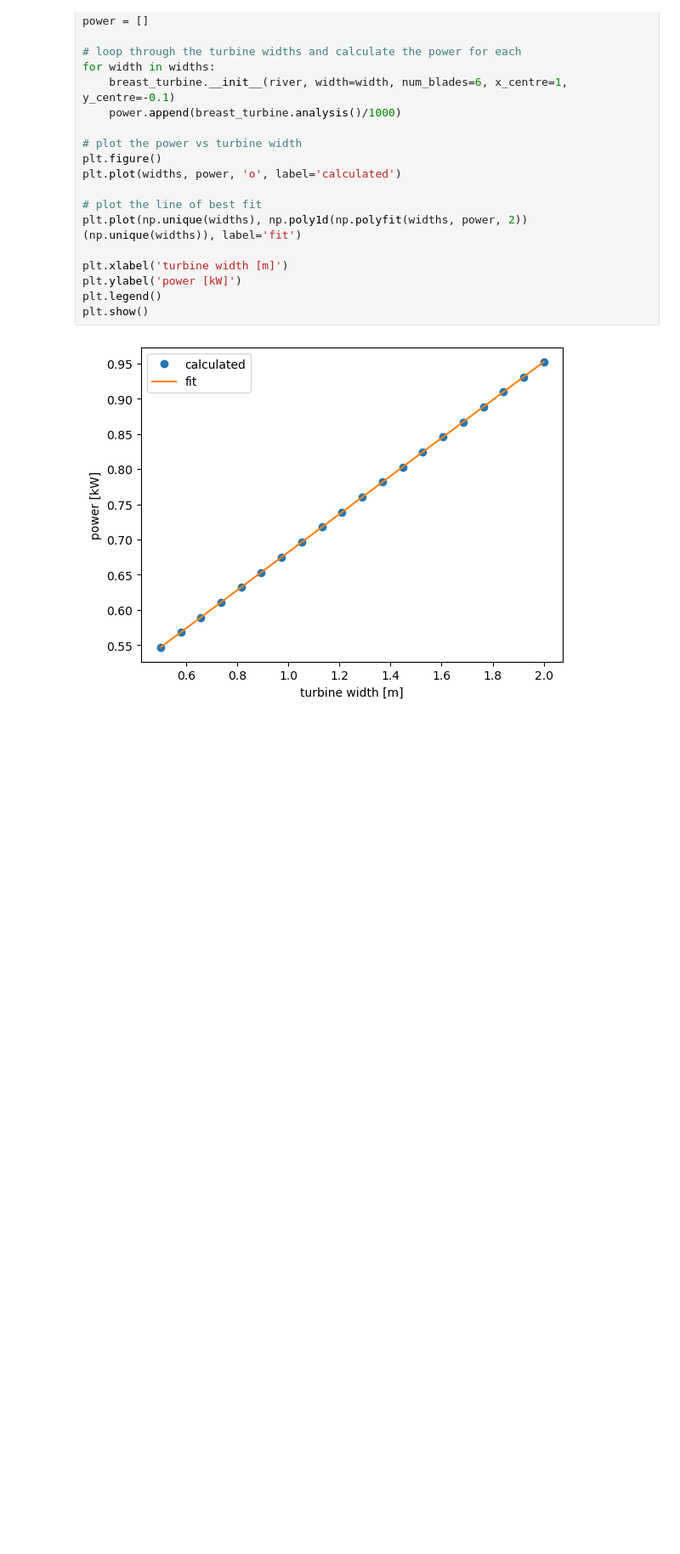
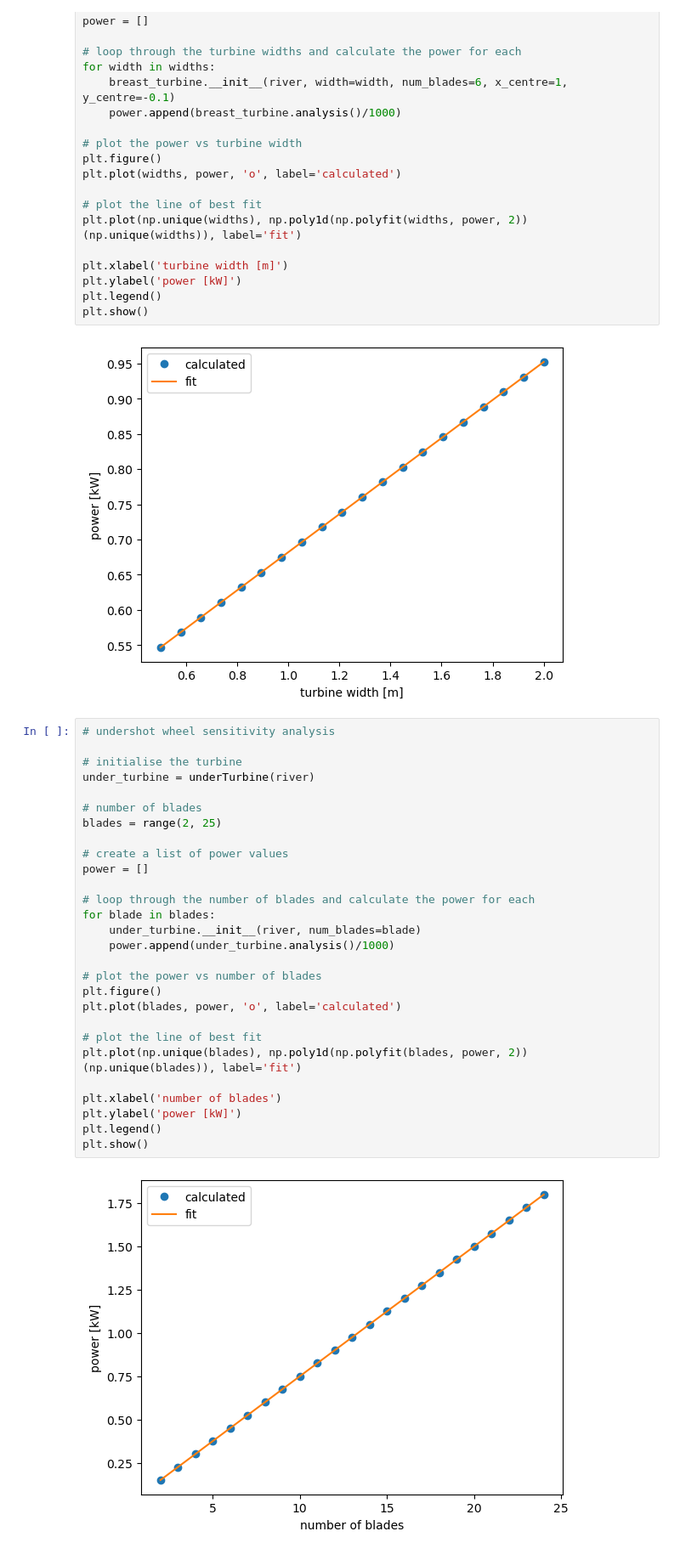
Before and after one commit to pilipb/DP4-code, a Jupyter notebook: graphing.ipynb, the cells around one changed output. Shown: that part at 85% size. Drawn from its saved outputs; the diff is of its cells as text; blank space fills up the shorter version.

Commit message:
some sensitivity analysis

```diff
--- a/graphing.ipynb
+++ b/graphing.ipynb
@@ -264,3 +264,33 @@ plt.legend()
 plt.show()
 # %% [output]
 [figure]
+# %%
+# undershot wheel sensitivity analysis
+
+# initialise the turbine
+under_turbine = underTurbine(river)
+
+# number of blades
+blades = range(2, 25)
+
+# create a list of power values
+power = []
+
+# loop through the number of blades and calculate the power for each
+for blade in blades:
+    under_turbine.__init__(river, num_blades=blade)
+    power.append(under_turbine.analysis()/1000)
+
+# plot the power vs number of blades
+plt.figure()
+plt.plot(blades, power, 'o', label='calculated')
+
+# plot the line of best fit
+plt.plot(np.unique(blades), np.poly1d(np.polyfit(blades, power, 2))(np.unique(blades)), label='fit')
+
+plt.xlabel('number of blades')
+plt.ylabel('power [kW]')
+plt.legend()
+plt.show()
+# %% [output]
+[figure, added]
```
Also changed, not shown: parts of 5 cells of this notebook, 1 other file.
